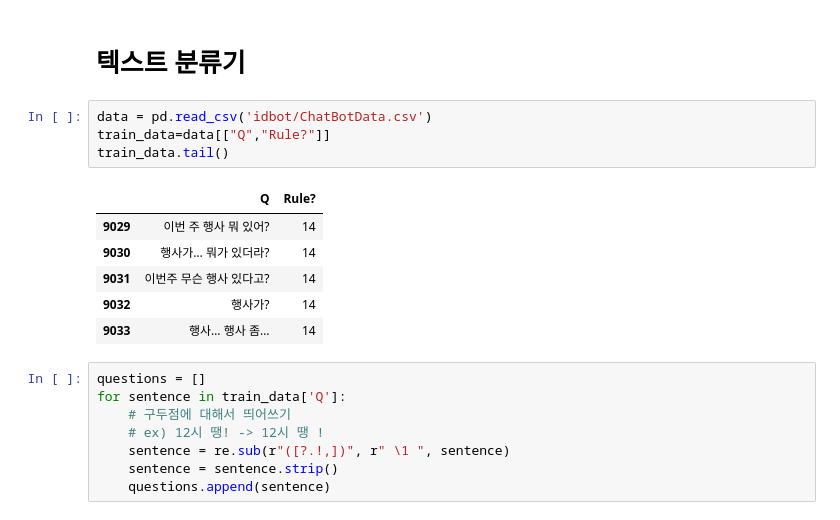
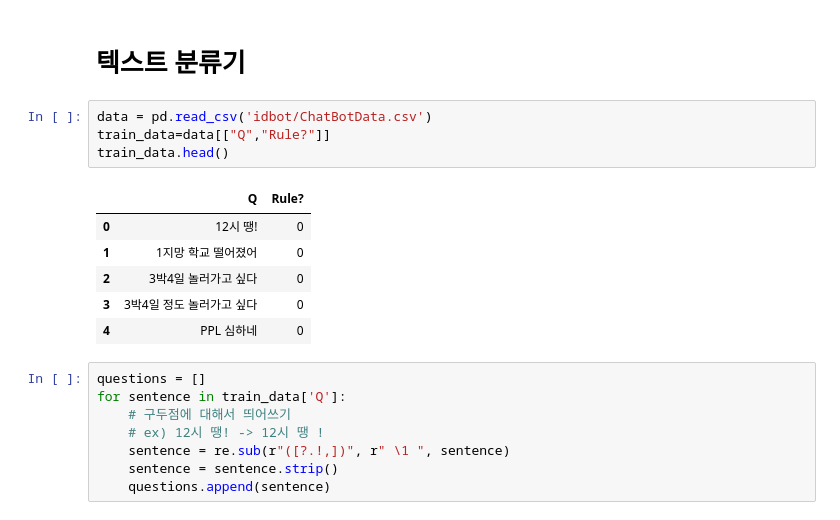
Before and after one commit to VriskaSerket51/idbot, a Jupyter notebook: Tchatbot.ipynb, the cells around one changed output. Saved outputs shown, nothing was run; the diff lists cells and outputs as text.

```diff
--- a/Tchatbot.ipynb
+++ b/Tchatbot.ipynb
@@ -632,14 +637,14 @@ with open('tokenizer.pickle', 'wb') as handle:
 # %%
 data = pd.read_csv('idbot/ChatBotData.csv')
 train_data=data[["Q","Rule?"]]
-train_data.tail()
+train_data.head()
 # %% [output]
 |  | Q | Rule? |
-| 9029 | 이번 주 행사 뭐 있어? | 14 |
-| 9030 | 행사가… 뭐가 있더라? | 14 |
-| 9031 | 이번주 무슨 행사 있다고? | 14 |
-| 9032 | 행사가? | 14 |
-| 9033 | 행사… 행사 좀… | 14 |
+| 0 | 12시 땡! | 0 |
+| 1 | 1지망 학교 떨어졌어 | 0 |
+| 2 | 3박4일 놀러가고 싶다 | 0 |
+| 3 | 3박4일 정도 놀러가고 싶다 | 0 |
+| 4 | PPL 심하네 | 0 |
 # %%
 questions = []
 for sentence in train_data['Q']:
```
Also changed, not shown: parts of 25 cells of this notebook.
